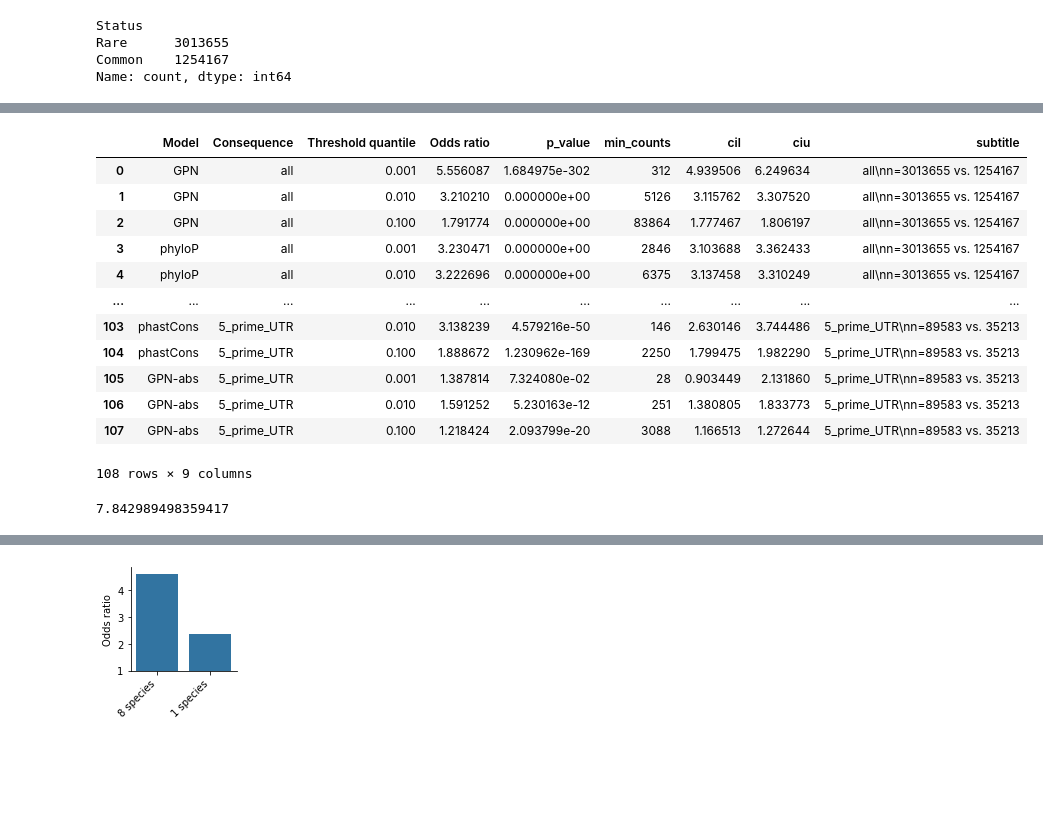
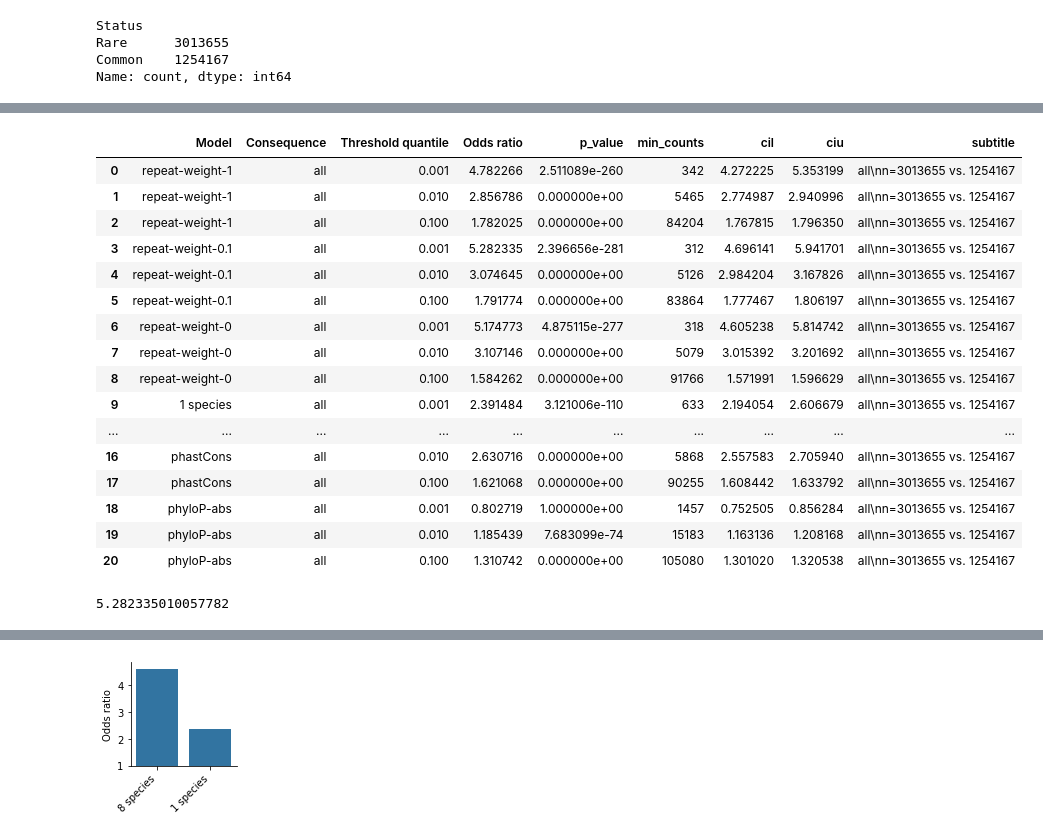
Before and after one commit to songlab-cal/gpn, a Jupyter notebook: analysis/arabidopsis/vep_rare_vs_common.ipynb, the cells around one changed output, grey strips where cells are left out. Saved outputs shown, nothing was run; the diff lists cells and outputs as text; code cells hidden in the pictures; blank space fills up the shorter version.

```diff
--- a/analysis/arabidopsis/vep_rare_vs_common.ipynb
+++ b/analysis/arabidopsis/vep_rare_vs_common.ipynb
@@ -11,20 +11,20 @@ from scipy.special import expit as sigmoid
 from sklearn.metrics import roc_auc_score, precision_recall_curve, auc
 # %%
 models = [
-    #"ConvNet_batch2048_weight1.0_secondpart_30k",
+    "ConvNet_batch2048_weight1.0_secondpart_30k",
     "ConvNet_batch2048_secondpart_30k",
-    #"ConvNet_batch2048_weight0_secondpart_30k",
-    #"vep/scratch/users/gbenegas/checkpoints/GPN_Arabidopsis_multispecies/ConvNet_ss_12k/checkpoint-12000",
+    "ConvNet_batch2048_weight0_secondpart_30k",
+    "vep/scratch/users/gbenegas/checkpoints/GPN_Arabidopsis_multispecies/ConvNet_ss_12k/checkpoint-12000",
     "phyloP",
     "phastCons",
 ]
 model_renaming = {
-    "ConvNet_batch2048_secondpart_30k": "GPN",
-    #"ConvNet_batch2048_weight1.0_secondpart_30k": "repeat-weight-1",
-    #"ConvNet_batch2048_secondpart_30k": "repeat-weight-0.1",
-    #"ConvNet_batch2048_weight0_secondpart_30k": "repeat-weight-0",
+    #"ConvNet_batch2048_secondpart_30k": "GPN",
+    "ConvNet_batch2048_weight1.0_secondpart_30k": "repeat-weight-1",
+    "ConvNet_batch2048_secondpart_30k": "repeat-weight-0.1",
+    "ConvNet_batch2048_weight0_secondpart_30k": "repeat-weight-0",
     #"ConvNet_batch2048_secondpart_30k": "8 species",
-    #"vep/scratch/users/gbenegas/checkpoints/GPN_Arabidopsis_multispecies/ConvNet_ss_12k/checkpoint-12000": "1 species",
+    "vep/scratch/users/gbenegas/checkpoints/GPN_Arabidopsis_multispecies/ConvNet_ss_12k/checkpoint-12000": "1 species",
 }
 # %%
 d = Path(f"output/variants/all")
@@ -52,6 +52,6 @@ variants
 # %%
-variants["GPN-abs"] = -variants["GPN"].abs()
-models.append("GPN-abs")
+variants["phyloP-abs"] = -variants["phyloP"].abs()
+models.append("phyloP-abs")
 # %%
 variants.consequence = variants.consequence.str.replace("_variant", "")
 variants
@@ -216,6 +222,6 @@ consequences = [
     #'repeat',
 ]
 specific_consequences = variants.consequence.value_counts()[:8].index.values.tolist()
-consequences += specific_consequences
+#consequences += specific_consequences
 consequences
 # %% [output]
@@ -285,8 +283,8 @@ def compute_odds_ratio(df, threshold_quantile, model_name):
     df = df.copy()
     threshold = df[model_name].quantile(threshold_quantile)
     df.loc[df[model_name] <= threshold, "ModelScoreTier"] = "Low"
-    df.loc[df[model_name] > df[model_name].quantile(0.1), "ModelScoreTier"] = "High"
-    #df.loc[df[model_name] > threshold, "ModelScoreTier"] = "High"
+    #df.loc[df[model_name] > df[model_name].quantile(0.1), "ModelScoreTier"] = "High"
+    df.loc[df[model_name] > threshold, "ModelScoreTier"] = "High"
     df = df[df.ModelScoreTier.isin(["Low", "High"])]
 
     df.ModelScoreTier = df.ModelScoreTier.astype('category')
@@ -326,16 +324,16 @@ for c in consequences:
     if c == "all":
         df_c = variants.copy()
     elif c == "repeat":
-        df_c = variants[variants.repeat].copy()
+        df_c = variants[variants.repeat]
     else:
-        df_c = variants[variants.consequence==c].copy()
-    df_c.dropna(subset=models, inplace=True)
+        df_c = variants[variants.consequence==c]
+    df_c = df_c.dropna(subset=models)
     for m in models:
         subtitle = get_subtitle(c, (df_c.Status=="Rare").sum(), (df_c.Status=="Common").sum())
         for tq in threshold_quantiles:
             print(c, m, tq)
             #if tq == 1e-4 and c != "all": continue
-            OR, p_value, min_counts, cil, ciu = compute_odds_ratio(df_c, tq, m)
+            OR, p_value, min_counts, cil, ciu = compute_odds_ratio(df_c[[m, "Status"]], tq, m)
             rows.append([m, c, tq, OR, p_value, min_counts, cil, ciu, subtitle])
 results = pd.DataFrame(rows, columns=["Model", "Consequence", "Threshold quantile", "Odds ratio", "p_value", "min_counts", "cil", "ciu", "subtitle"])
 results
@@ -360,20 +358,24 @@ all GPN-abs 0.1
 |  | Model | Consequence | Threshold quantile | Odds ratio | p_value | min_counts | cil | ciu | subtitle |
-| 0 | GPN | all | 0.001 | 5.556087 | 1.684975e-302 | 312 | 4.939506 | 6.249634 | all\nn=3013655 vs. 1254167 |
-| 1 | GPN | all | 0.010 | 3.210210 | 0.000000e+00 | 5126 | 3.115762 | 3.307520 | all\nn=3013655 vs. 1254167 |
-| 2 | GPN | all | 0.100 | 1.791774 | 0.000000e+00 | 83864 | 1.777467 | 1.806197 | all\nn=3013655 vs. 1254167 |
-| 3 | phyloP | all | 0.001 | 3.230471 | 0.000000e+00 | 2846 | 3.103688 | 3.362433 | all\nn=3013655 vs. 1254167 |
-| 4 | phyloP | all | 0.010 | 3.222696 | 0.000000e+00 | 6375 | 3.137458 | 3.310249 | all\nn=3013655 vs. 1254167 |
+| 0 | repeat-weight-1 | all | 0.001 | 4.782266 | 2.511089e-260 | 342 | 4.272225 | 5.353199 | all\nn=3013655 vs. 1254167 |
+| 1 | repeat-weight-1 | all | 0.010 | 2.856786 | 0.000000e+00 | 5465 | 2.774987 | 2.940996 | all\nn=3013655 vs. 1254167 |
+| 2 | repeat-weight-1 | all | 0.100 | 1.782025 | 0.000000e+00 | 84204 | 1.767815 | 1.796350 | all\nn=3013655 vs. 1254167 |
+| 3 | repeat-weight-0.1 | all | 0.001 | 5.282335 | 2.396656e-281 | 312 | 4.696141 | 5.941701 | all\nn=3013655 vs. 1254167 |
+| 4 | repeat-weight-0.1 | all | 0.010 | 3.074645 | 0.000000e+00 | 5126 | 2.984204 | 3.167826 | all\nn=3013655 vs. 1254167 |
+| 5 | repeat-weight-0.1 | all | 0.100 | 1.791774 | 0.000000e+00 | 83864 | 1.777467 | 1.806197 | all\nn=3013655 vs. 1254167 |
+| 6 | repeat-weight-0 | all | 0.001 | 5.174773 | 4.875115e-277 | 318 | 4.605238 | 5.814742 | all\nn=3013655 vs. 1254167 |
+| 7 | repeat-weight-0 | all | 0.010 | 3.107146 | 0.000000e+00 | 5079 | 3.015392 | 3.201692 | all\nn=3013655 vs. 1254167 |
+| 8 | repeat-weight-0 | all | 0.100 | 1.584262 | 0.000000e+00 | 91766 | 1.571991 | 1.596629 | all\nn=3013655 vs. 1254167 |
+| 9 | 1 species | all | 0.001 | 2.391484 | 3.121006e-110 | 633 | 2.194054 | 2.606679 | all\nn=3013655 vs. 1254167 |
 | ... | ... | ... | ... | ... | ... | ... | ... | ... | ... |
-| 103 | phastCons | 5_prime_UTR | 0.010 | 3.138239 | 4.579216e-50 | 146 | 2.630146 | 3.744486 | 5_prime_UTR\nn=89583 vs. 35213 |
-| 104 | phastCons | 5_prime_UTR | 0.100 | 1.888672 | 1.230962e-169 | 2250 | 1.799475 | 1.982290 | 5_prime_UTR\nn=89583 vs. 35213 |
-| 105 | GPN-abs | 5_prime_UTR | 0.001 | 1.387814 | 7.324080e-02 | 28 | 0.903449 | 2.131860 | 5_prime_UTR\nn=89583 vs. 35213 |
-| 106 | GPN-abs | 5_prime_UTR | 0.010 | 1.591252 | 5.230163e-12 | 251 | 1.380805 | 1.833773 | 5_prime_UTR\nn=89583 vs. 35213 |
-| 107 | GPN-abs | 5_prime_UTR | 0.100 | 1.218424 | 2.093799e-20 | 3088 | 1.166513 | 1.272644 | 5_prime_UTR\nn=89583 vs. 35213 |
+| 16 | phastCons | all | 0.010 | 2.630716 | 0.000000e+00 | 5868 | 2.557583 | 2.705940 | all\nn=3013655 vs. 1254167 |
+| 17 | phastCons | all | 0.100 | 1.621068 | 0.000000e+00 | 90255 | 1.608442 | 1.633792 | all\nn=3013655 vs. 1254167 |
+| 18 | phyloP-abs | all | 0.001 | 0.802719 | 1.000000e+00 | 1457 | 0.752505 | 0.856284 | all\nn=3013655 vs. 1254167 |
+| 19 | phyloP-abs | all | 0.010 | 1.185439 | 7.683099e-74 | 15183 | 1.163136 | 1.208168 | all\nn=3013655 vs. 1254167 |
+| 20 | phyloP-abs | all | 0.100 | 1.310742 | 0.000000e+00 | 105080 | 1.301020 | 1.320538 | all\nn=3013655 vs. 1254167 |
-108 rows × 9 columns
 # %%
 results["Odds ratio"].max()  # careful with inf
 # %% [output]
-7.842989498359417
+5.282335010057782
 # %%
 g = sns.relplot(
     data=results[(results.p_value<=0.05)],
```
Also changed, not shown: parts of 11 cells of this notebook, 1 other file.
